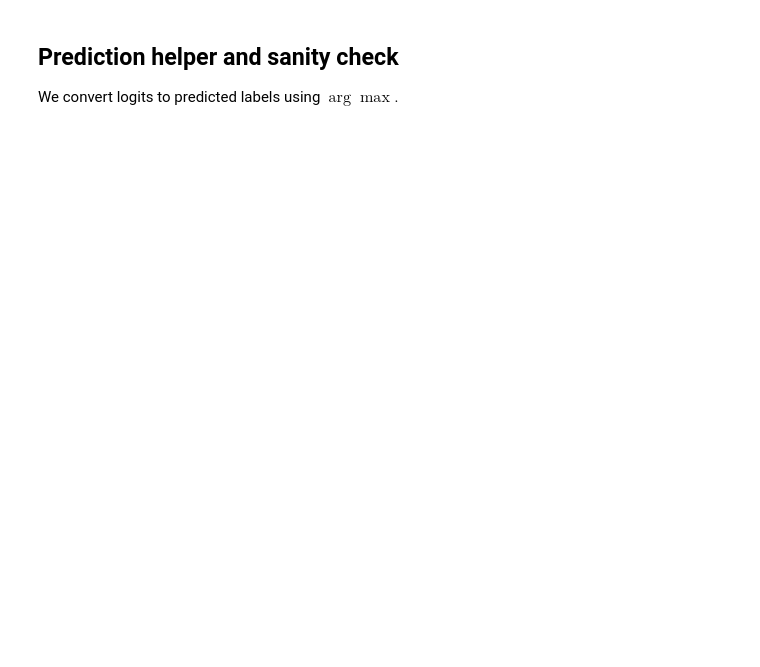
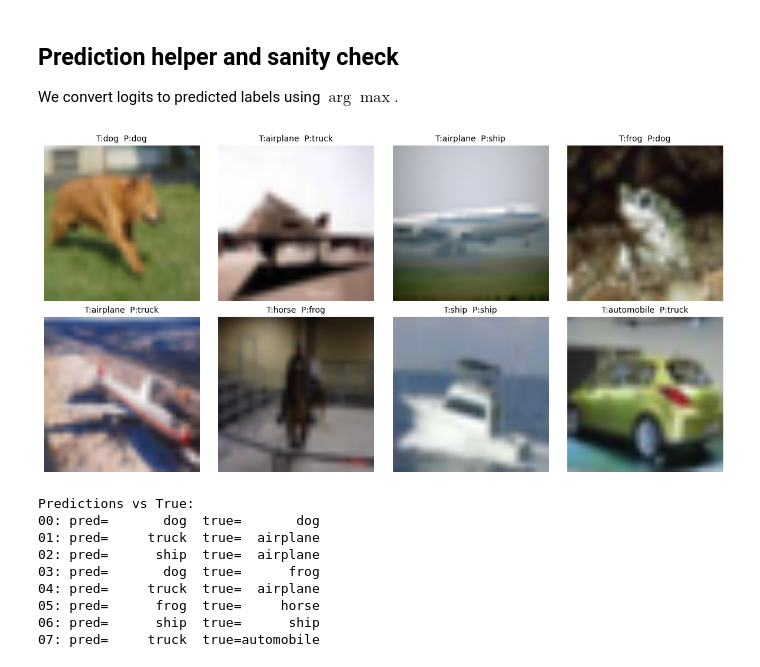
Before and after one commit to amitshree/vision-transformer-pytorch, a Jupyter notebook: vit_notebook.ipynb, the cells around one changed output. Cells and saved outputs as stored; diff of their text form; code cells hidden in the pictures; blank space fills up the shorter version.

```diff
--- a/vit_notebook.ipynb
+++ b/vit_notebook.ipynb
@@ -655,21 +683,45 @@ def predict_batch(model: nn.Module, x: torch.Tensor) -> torch.Tensor:
     logits = model(x)
     return logits.argmax(dim=1)
 # %%
-xb, yb = next(iter(test_loader))
-xb = xb.to(device)[:8]
-yb = yb[:8]
+test_images, test_labels = next(iter(test_loader))
+test_images = test_images.to(device)[:8]
+test_labels_cpu = test_labels[:8]  # keep labels on CPU for indexing class names
 
-preds = predict_batch(model, xb).cpu()
+predicted_class_ids = predict_batch(model, test_images).cpu()
 
-imgs = denormalize(xb.cpu()).clamp(0, 1)
-grid = torchvision.utils.make_grid(imgs, nrow=4)
+images_for_plot = denormalize(test_images.cpu()).clamp(0, 1)
 
-plt.figure(figsize=(8, 4))
-plt.imshow(grid.permute(1, 2, 0))
-plt.axis("off")
-plt.title("Predictions (sanity check)")
+# Build per-image titles: "T:<true> P:<pred>"
+titles = []
+for i in range(len(test_labels_cpu)):
+    true_name = classes[test_labels_cpu[i].item()]
+    pred_name = classes[predicted_class_ids[i].item()]
+    titles.append(f"T:{true_name}  P:{pred_name}")
+
+# Plot in a 2x4 grid with titles above each image
+fig, axes = plt.subplots(2, 4, figsize=(12, 6))
+axes = axes.flatten()
+
+for i, ax in enumerate(axes):
+    img = images_for_plot[i].permute(1, 2, 0)  # CHW -> HWC
+    ax.imshow(img)
+    ax.set_title(titles[i], fontsize=10)
+    ax.axis("off")
+
+plt.tight_layout()
 plt.show()
 
 print("Predictions vs True:")
 for i in range(8):
-    print(f"{i:02d}: pred={classes[preds[i].item()]:>10s}  true={classes[yb[i].item()]:>10s}")
+    print(f"{i:02d}: pred={classes[predicted_class_ids[i].item()]:>10s}  true={classes[test_labels_cpu[i].item()]:>10s}")
+# %% [output]
+[figure, added]
+Predictions vs True:
+00: pred=       dog  true=       dog
+01: pred=     truck  true=  airplane
+02: pred=      ship  true=  airplane
+03: pred=       dog  true=      frog
+04: pred=     truck  true=  airplane
+05: pred=      frog  true=     horse
+06: pred=      ship  true=      ship
+07: pred=     truck  true=automobile
```
Also changed, not shown: parts of 13 cells of this notebook.
